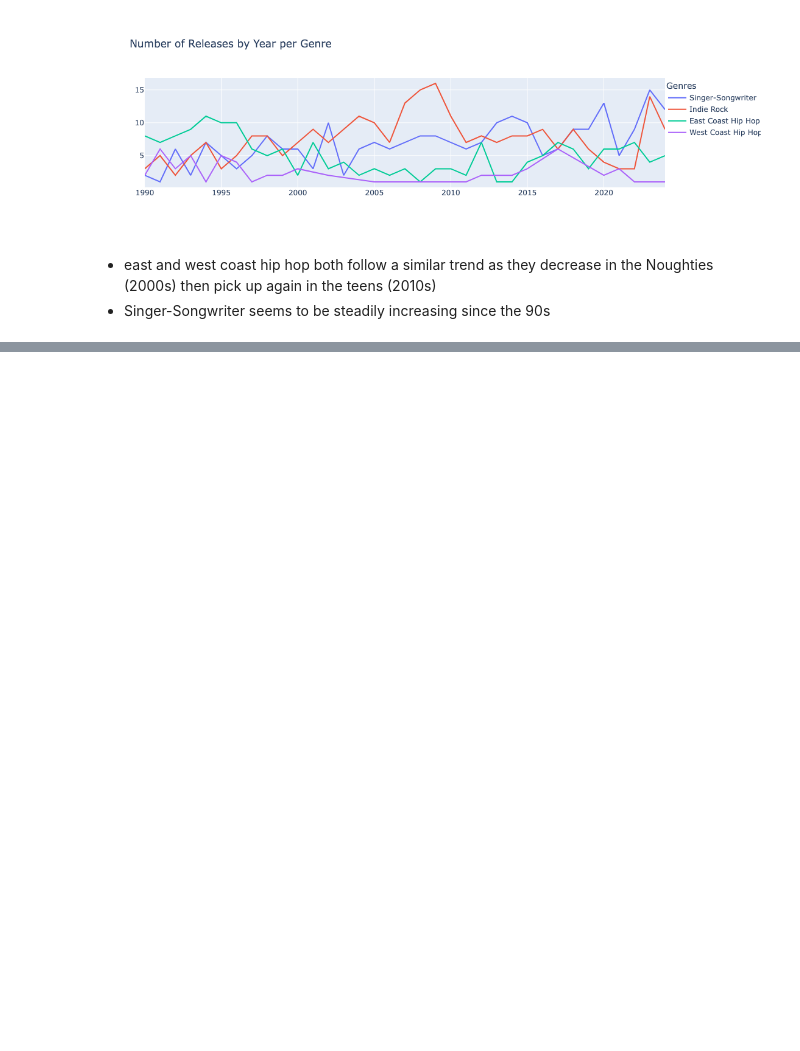
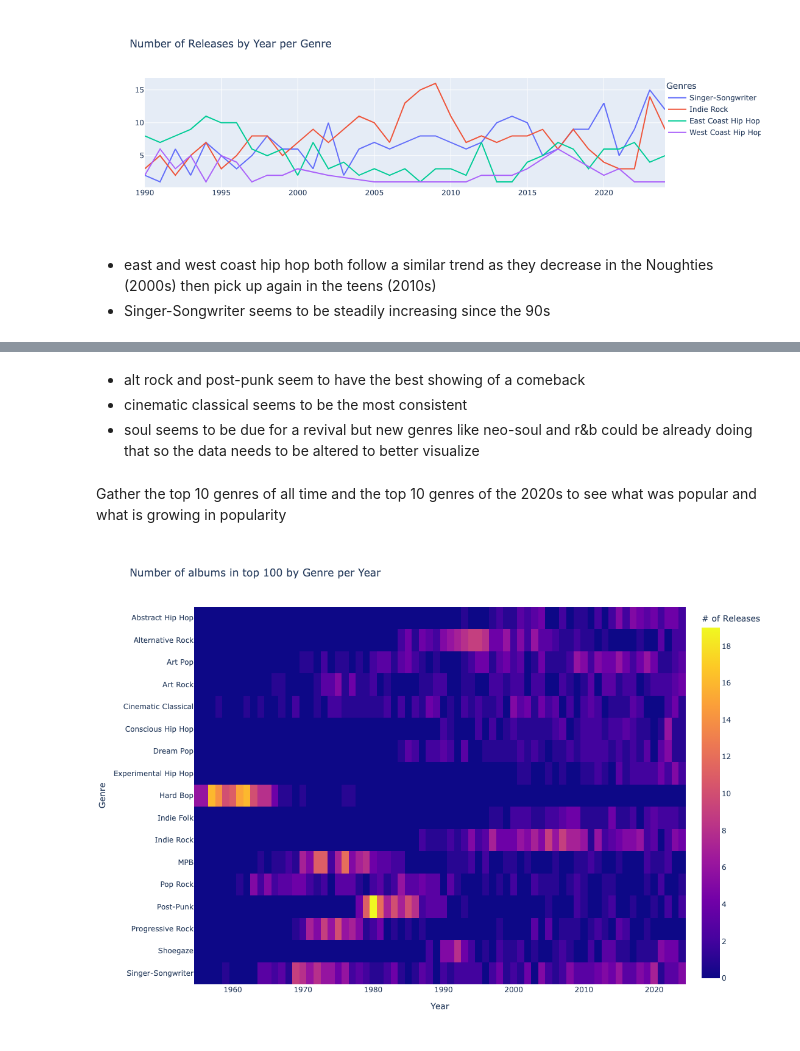
Before and after one commit to rheera/album-of-the-year-analysis, a Jupyter notebook: eda.ipynb, the cells around one changed output, grey strips where cells are left out. Saved outputs shown, nothing was run; the diff lists cells and outputs as text; code cells hidden in the pictures; blank space fills up the shorter version.

```diff
--- a/eda.ipynb
+++ b/eda.ipynb
@@ -265,0 +341,35 @@ compare_genres_releases_by_year("Singer-Songwriter", "Indie Rock", "East Coast H
+# %% [markdown]
+- alt rock and post-punk seem to have the best showing of a comeback
+- cinematic classical seems to be the most consistent
+- soul seems to be due for a revival but new genres like neo-soul and r&b could be already doing that so the data needs to be altered to better visualize
+# %% [markdown]
+Gather the top 10 genres of all time and the top 10 genres of the 2020s to see what was popular and what is growing in popularity
+# %%
+top_genres_2020s = df[df["list_year"] >= 2020]["primary_genre"].value_counts()
+num_genres = 10
+genres_list = set(top_genres.head(num_genres).index.to_list() + top_genres_2020s.head(num_genres).index.to_list())
+
+df_top_grp = df[df["primary_genre"].isin(genres_list)]
+df_grp = df_top_grp.groupby(["primary_genre", "list_year"], as_index=False).count()[
+    ["primary_genre", "list_year", "album_name"]
+]
+
+df_pivot = df_grp.pivot(index="primary_genre", columns="list_year", values="album_name")
+# a genre has to have a minimum number of albums make the list in a single year to be shown
+min_albums = 0
+df_pivot = df_pivot.loc[df_pivot[df_pivot > min_albums].any(axis=1)]
+df_pivot = df_pivot.fillna(0)
+
+
+px.imshow(
+    df_pivot,
+    labels=dict(
+        x="Year",
+        y="Genre",
+        color="# of Releases",
+    ),
+    title="Number of albums in top 100 by Genre per Year",
+    height=800,
+)
+# %% [output]
+[figure, added]
```
Also changed, not shown: parts of 9 cells of this notebook, 1 other file.
